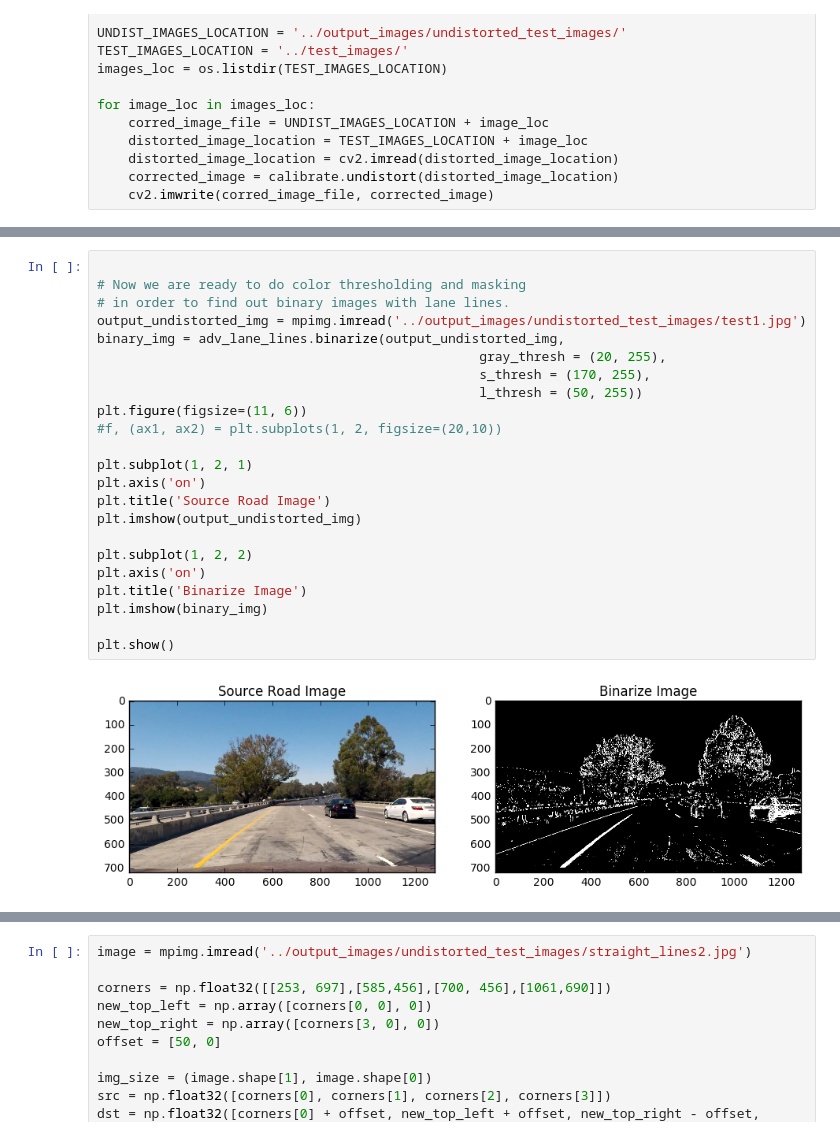
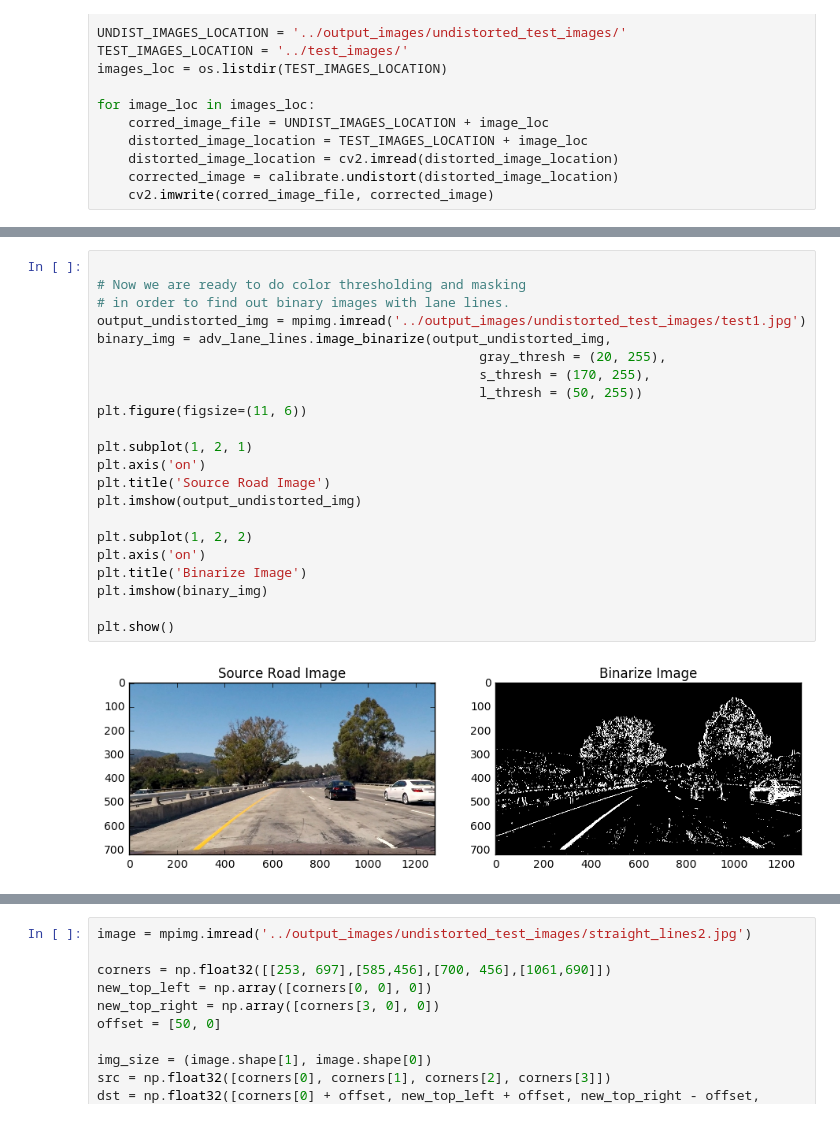
Before and after one commit to jsistla/adv-lane-lines, a Jupyter notebook: src/Advance_lane_lines.ipynb, the cells around one changed output, grey strips where cells are left out. Cells and saved outputs as stored; diff of their text form.

```diff
--- a/src/Advance_lane_lines.ipynb
+++ b/src/Advance_lane_lines.ipynb
@@ -122,27 +155,26 @@ for image_loc in images_loc:
 # %%
 
 # Now we are ready to do color thresholding and masking
 # in order to find out binary images with lane lines.
 output_undistorted_img = mpimg.imread('../output_images/undistorted_test_images/test1.jpg')
-binary_img = adv_lane_lines.binarize(output_undistorted_img,
+binary_img = adv_lane_lines.image_binarize(output_undistorted_img,
                                                  gray_thresh = (20, 255),
                                                  s_thresh = (170, 255),
                                                  l_thresh = (50, 255))
 plt.figure(figsize=(11, 6))
-#f, (ax1, ax2) = plt.subplots(1, 2, figsize=(20,10))
 
 plt.subplot(1, 2, 1)
 plt.axis('on')
 plt.title('Source Road Image')
 plt.imshow(output_undistorted_img)
 
 plt.subplot(1, 2, 2)
 plt.axis('on')
 plt.title('Binarize Image')
 plt.imshow(binary_img)
 
 plt.show()
 # %% [output]
-[figure, old version]
+[figure, new version]
 # %%
 
```
Also changed, not shown: parts of 24 cells of this notebook, 11 other files.
